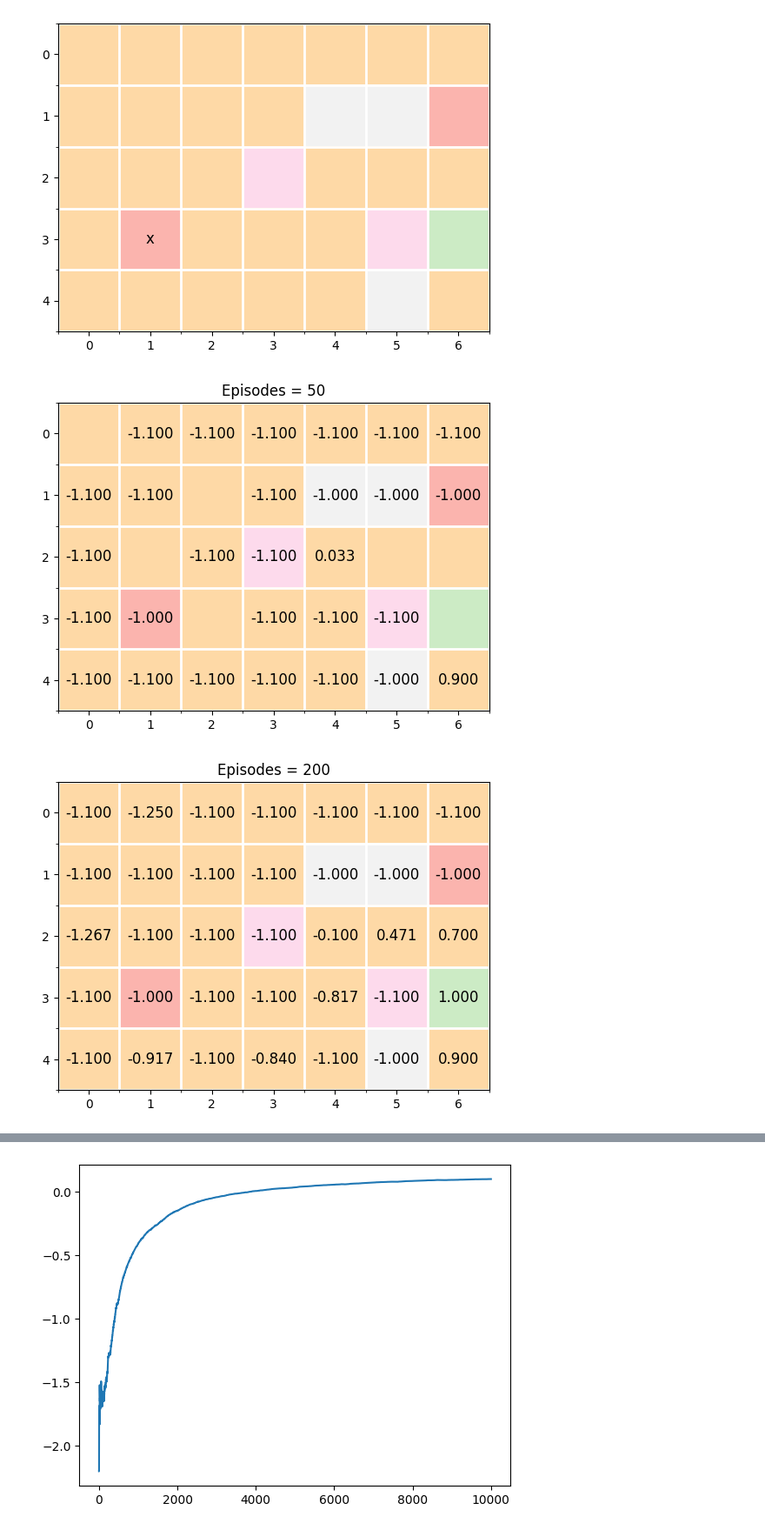
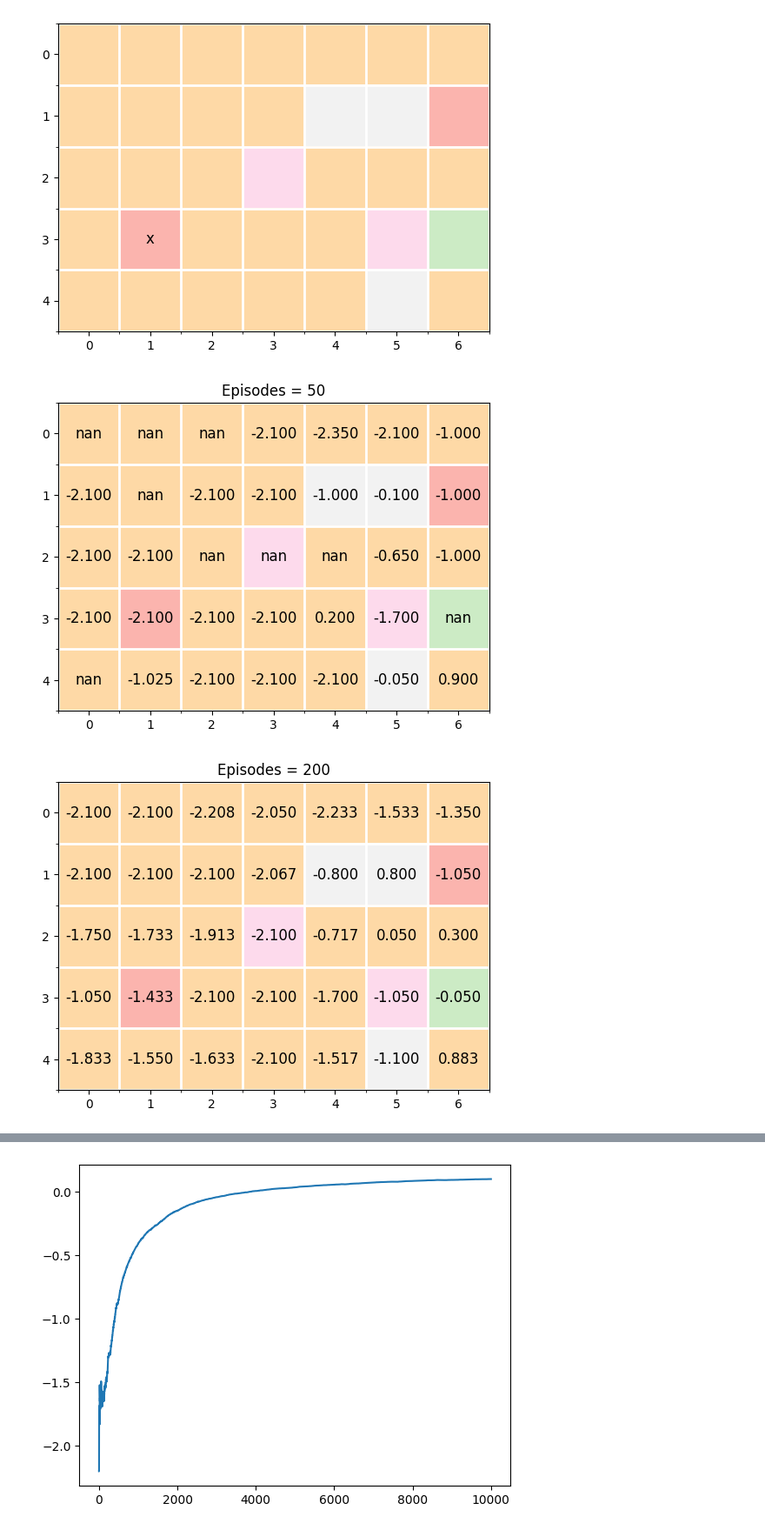
Before and after one commit to encomiastical/DRL_Homework, a Jupyter notebook: sheet03/DRL3.ipynb, the cells around one changed output, grey strips where cells are left out. Shown at 87% size. Cells and saved outputs as stored; diff of their text form; code cells hidden in the pictures.

```diff
--- a/sheet03/DRL3.ipynb
+++ b/sheet03/DRL3.ipynb
@@ -234,29 +239,43 @@ while not world.gameOver():
 # %% [output]
 [figure]
 # %%
+import random
+
 # sample and find MC approx. of V
-def MC(epochs):
-    V_aggregator = {}
+def MC(epochs, maxStep = 20, start_ = None, start_action_ = None, policy = naive_pi, gamma = 1):
+    Q_aggregator = {state: {action: [] for action in world.getActions()} for state in world.getStates()}
 
     for i in range(epochs):
-        world.reset()
-        start = world.getState()
-        reward = world.getReward(start)
-        while not world.gameOver() and reward > -1:
-            reward += world.step(naive_pi(world))
+        start = world.reset(start=start_)
+        if not start_action_:
+            start_action = random.choice(world.getActions())
+        else:
+            start_action = start_action_
+        #reward = world.getReward(start)
+        reward = world.step(start_action)
+        step = maxStep
+        while not world.gameOver() and step > 0:
+            step -= 1
+            reward = gamma*reward + world.step(policy(world))
 
-        if start in V_aggregator:
-            V_aggregator[start].append(reward)
-        else:
-            V_aggregator[start] = [reward]
+        #print(reward)
 
-    for k, v in V_aggregator.items():
-        V_aggregator[k] = np.mean(v)
+        Q_aggregator[start][start_action].append(reward)
 
-    return V_aggregator
+    #print(Q_aggregator)
+
+    for state, actions in Q_aggregator.items():
+        for action, values in actions.items():
+            Q_aggregator[state][action] = np.mean(values)
+
+    return Q_aggregator
 # %%
 for i in [50, 200, 500, 1000, 10000]:
-    world.plot(MC(i), title="Episodes = " + str(i))
+    Q_aggr = MC(i)
+    # average over all actions
+    for state, actions in Q_aggr.items():
+        Q_aggr[state] = np.nanmean(list(actions.values()))
+    world.plot(Q_aggr, title="Episodes = " + str(i))
 # %% [output]
-[figure, old version]
+[figure, new version]
-[figure, old version]
+[figure, new version]
```
Also changed, not shown: parts of 6 cells of this notebook.
